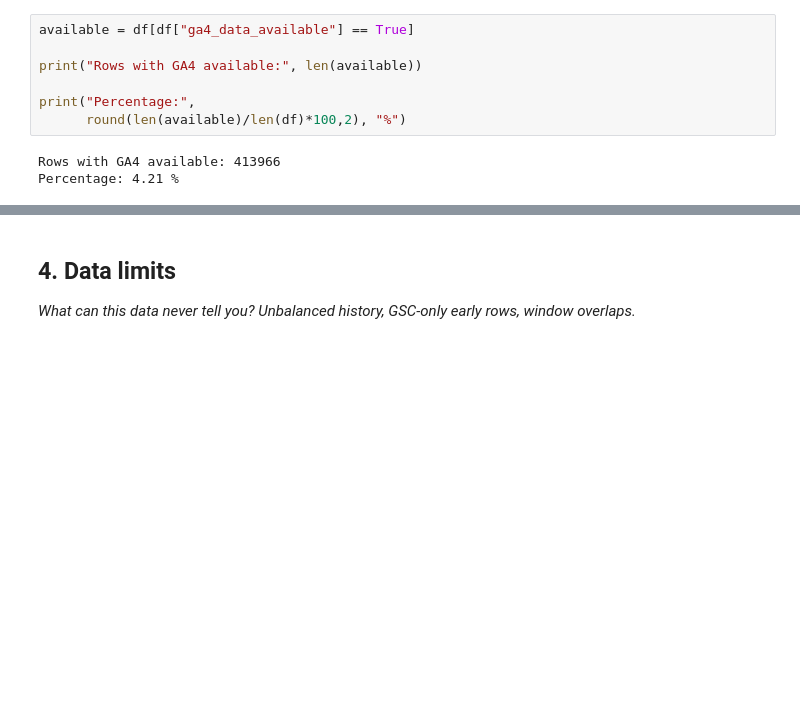
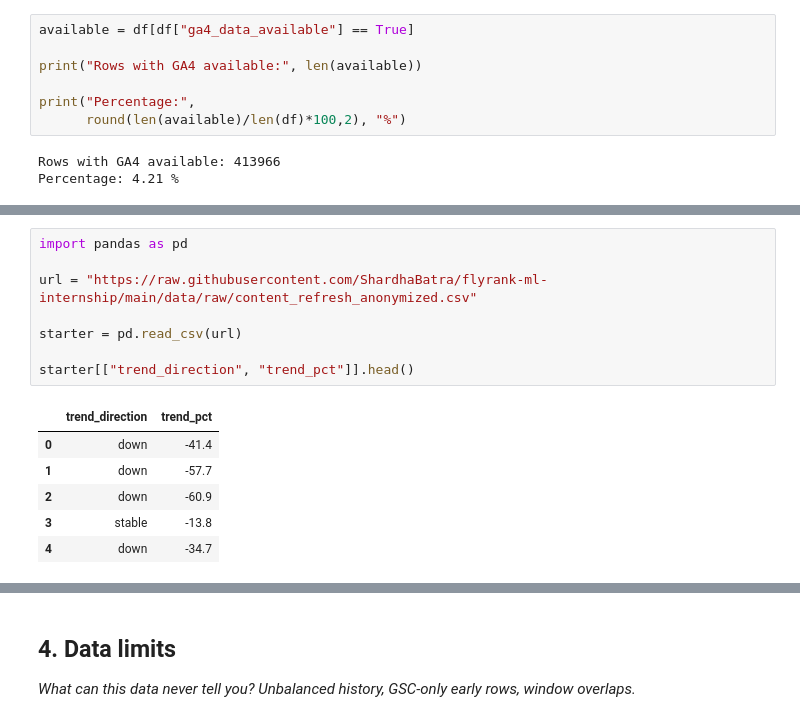
Before and after one commit to ShardhaBatra/flyrank-ml-internship, a Jupyter notebook: work/notebooks/w03_data_contract.ipynb, the cells around one changed output, grey strips where cells are left out. Drawn from its saved outputs; the diff is of its cells as text; blank space fills up the shorter version.

Commit message:
Complete Week 3 data contract notebook

```diff
--- a/work/notebooks/w03_data_contract.ipynb
+++ b/work/notebooks/w03_data_contract.ipynb
@@ -209,0 +209,15 @@ Percentage: 4.21 %
+# %%
+import pandas as pd
+
+url = "https://raw.githubusercontent.com/ShardhaBatra/flyrank-ml-internship/main/data/raw/content_refresh_anonymized.csv"
+
+starter = pd.read_csv(url)
+
+starter[["trend_direction", "trend_pct"]].head()
+# %% [output]
+|  | trend_direction | trend_pct |
+| 0 | down | -41.4 |
+| 1 | down | -57.7 |
+| 2 | down | -60.9 |
+| 3 | stable | -13.8 |
+| 4 | down | -34.7 |
```
Also changed, not shown: parts of 10 cells of this notebook.
